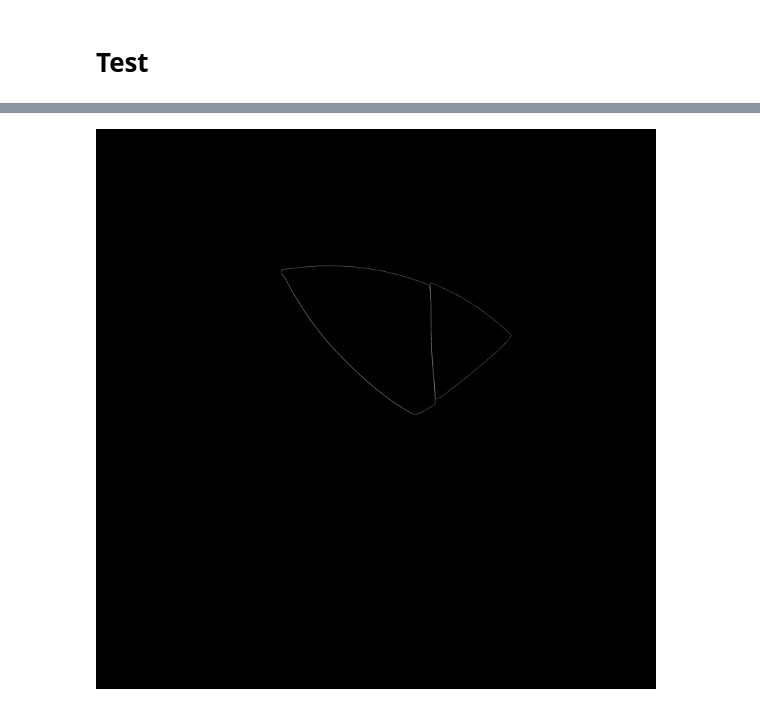
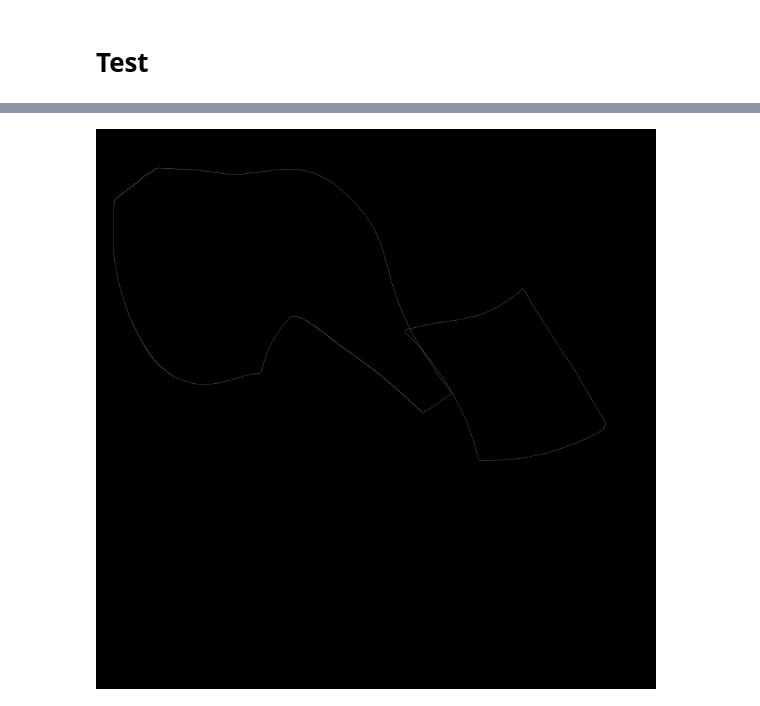
Before and after one commit to Totti00/VA_Project, a Jupyter notebook: VA_project.ipynb, the cells around one changed output, grey strips where cells are left out. Cells and saved outputs as stored; diff of their text form; code cells hidden in the pictures.

```diff
--- a/VA_project.ipynb
+++ b/VA_project.ipynb
@@ -468,5 +460,6 @@ def reverseDict(dictionary):
 # %%
-score, coords = match_edges_with_size(contours[1], contours[3], 400)   #0, 3, 500
+dizionario = {}
+score, coords = match_edges_with_size(contours[0], contours[2], 600, dizionario)   #1, 3, 400
 print(score)
 print(coords)
 # %% [output]
@@ -511,32 +513,32 @@ def attach_fragments(edgeMin, edgeMax, x, x_size, y, y_size):
   return False
 # %%
 #ATTACCA I PEZZI
-edge_1 = contours[1].copy()
-edge_2 = contours[3].copy()
+edge_1 = contours[0].copy()
+edge_2 = contours[2].copy()
 edge_min = min((edge_1, edge_2), key=len)
 edge_min = edge_min[::-1]
 edge_max = max((edge_1, edge_2), key=len)
 
 shift = edge_max[coords[0]:coords[1]][0] - edge_min[coords[2]:coords[3]][0]
 edge_min += shift
 
 angle_prova = get_angle(edge_max[coords[0]:coords[1]][-1], edge_max[coords[0]:coords[1]][0], edge_min[coords[2]:coords[3]][-1])
 edge_min = rotate(edge_min, edge_min[coords[2]:coords[3]][0], angle_prova)
 edge_min = np.ceil(edge_min).astype(int)
 
 while(get_cosine_angle(edge_max[coords[0]:coords[1]][-1], edge_max[coords[0]:coords[1]][0], edge_min[coords[2]:coords[3]][-1]) < 0.90):
   angle_prova = get_angle(edge_max[coords[0]:coords[1]][-1], edge_max[coords[0]:coords[1]][0], edge_min[coords[2]:coords[3]][-1])
   edge_min = rotate(edge_min, edge_min[coords[2]:coords[3]][0], angle_prova)
   edge_min = np.ceil(edge_min).astype(int)
 
 joined_coords = np.concatenate((edge_max, edge_min))
 
-seg_edge = np.zeros((3016, 3016))
+seg_edge = np.zeros((4016, 4016))
 x_coords, y_coords = joined_coords[:, 0], joined_coords[:, 1]
 seg_edge[x_coords, y_coords] = 255
 cv2_imshow(seg_edge)
 # %% [output]
-[figure, old version]
+[figure, new version]
 # %%
 #SERVE PER CONTROLLARE SE UN PEZZO É DENTRO L'ALTRO
 for point in edge_min:
```
Also changed, not shown: parts of 8 cells of this notebook.
